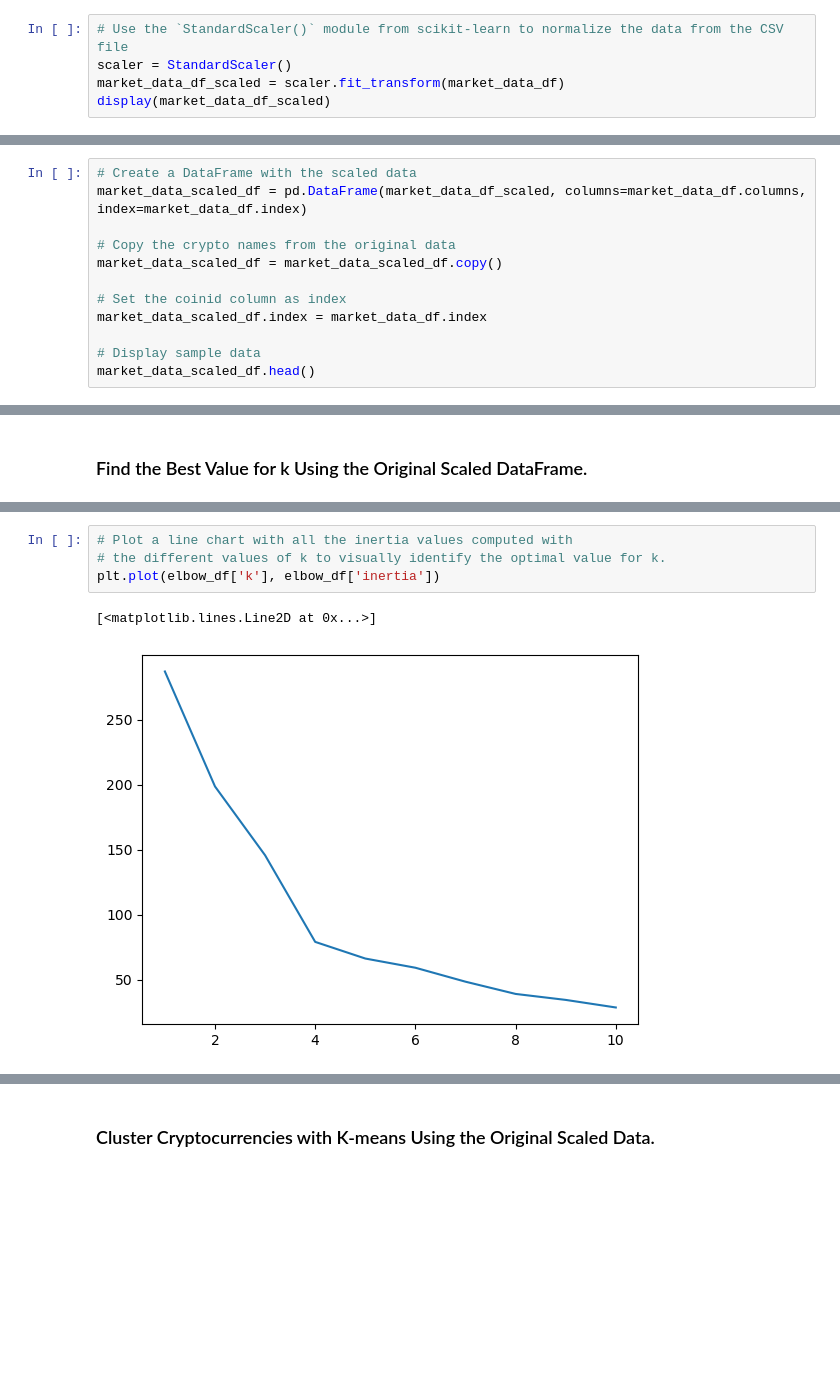
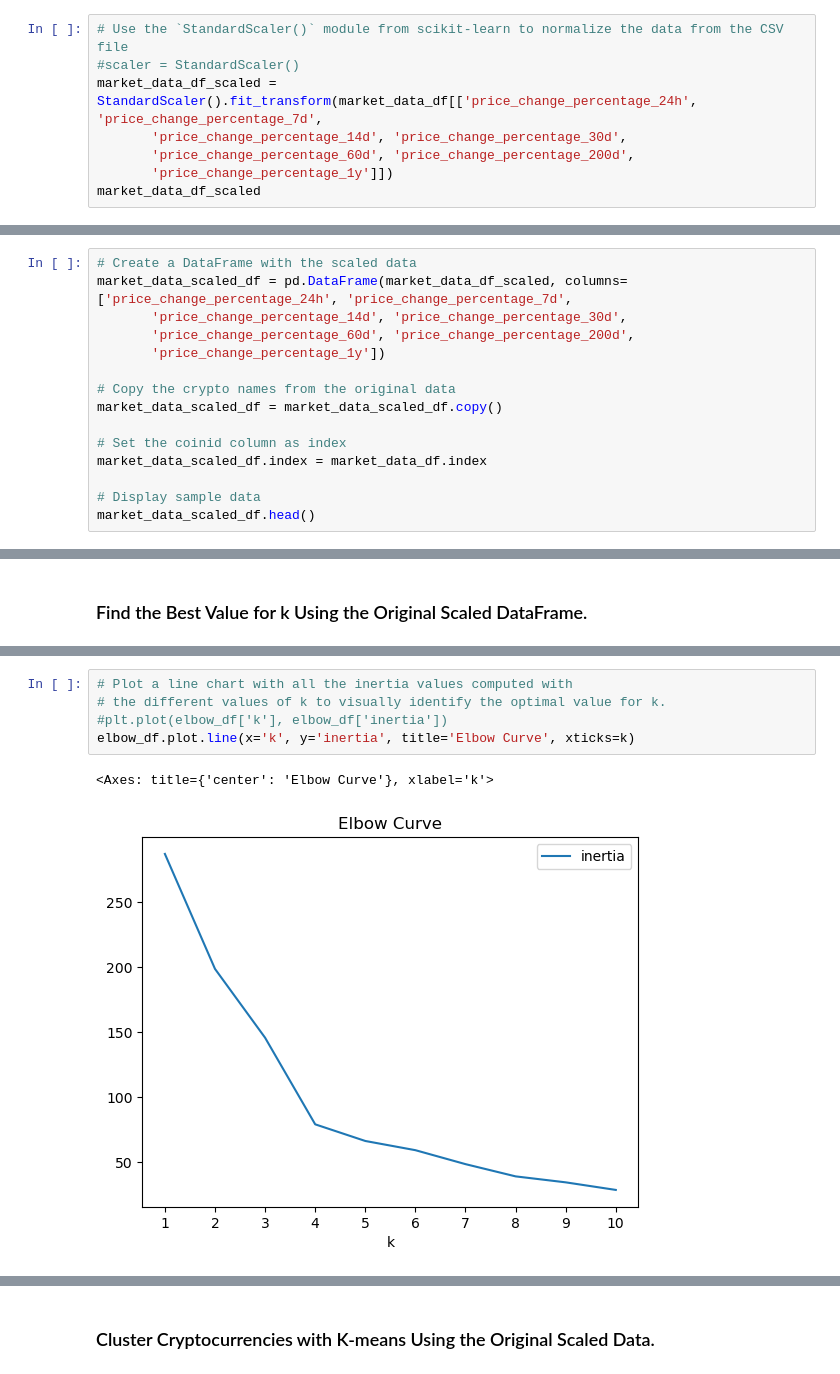
Before and after one commit to abhagwat6/CryptoClustering, a Jupyter notebook: Crypto_Clustering.ipynb, the cells around one changed output, grey strips where cells are left out. Saved outputs shown, nothing was run; the diff lists cells and outputs as text; blank space fills up the shorter version.

```diff
--- a/Crypto_Clustering.ipynb
+++ b/Crypto_Clustering.ipynb
@@ -60,9 +60,12 @@ dtype: object
 ### Prepare the Data
 # %%
 # Use the `StandardScaler()` module from scikit-learn to normalize the data from the CSV file
-scaler = StandardScaler()
-market_data_df_scaled = scaler.fit_transform(market_data_df)
-display(market_data_df_scaled)
+#scaler = StandardScaler()
+market_data_df_scaled = StandardScaler().fit_transform(market_data_df[['price_change_percentage_24h', 'price_change_percentage_7d',
+       'price_change_percentage_14d', 'price_change_percentage_30d',
+       'price_change_percentage_60d', 'price_change_percentage_200d',
+       'price_change_percentage_1y']])
+market_data_df_scaled
 # %% [output]
 array([[ 5.08529366e-01,  4.93193071e-01,  7.72200433e-01,
          2.35459633e-01, -6.74950963e-02, -3.55953481e-01,
@@ -83,7 +86,10 @@ array([[ 5.08529366e-01,  4.93193071e-01,  7.72200433e-01,
         -1.32481673e-01]])
 # %%
 # Create a DataFrame with the scaled data
-market_data_scaled_df = pd.DataFrame(market_data_df_scaled, columns=market_data_df.columns, index=market_data_df.index)
+market_data_scaled_df = pd.DataFrame(market_data_df_scaled, columns=['price_change_percentage_24h', 'price_change_percentage_7d',
+       'price_change_percentage_14d', 'price_change_percentage_30d',
+       'price_change_percentage_60d', 'price_change_percentage_200d',
+       'price_change_percentage_1y'])
 
 # Copy the crypto names from the original data
 market_data_scaled_df = market_data_scaled_df.copy()
@@ -145,10 +150,11 @@ elbow_df
 # %%
 # Plot a line chart with all the inertia values computed with
 # the different values of k to visually identify the optimal value for k.
-plt.plot(elbow_df['k'], elbow_df['inertia'])
+#plt.plot(elbow_df['k'], elbow_df['inertia'])
+elbow_df.plot.line(x='k', y='inertia', title='Elbow Curve', xticks=k)
 # %% [output]
-[<matplotlib.lines.Line2D at 0x...>]
+<Axes: title={'center': 'Elbow Curve'}, xlabel='k'>
-[figure, old version]
+[figure, new version]
 # %% [markdown]
 #### Answer the following question:
 **Question:** What is the best value for `k`?
```
Also changed, not shown: parts of 21 cells of this notebook.
